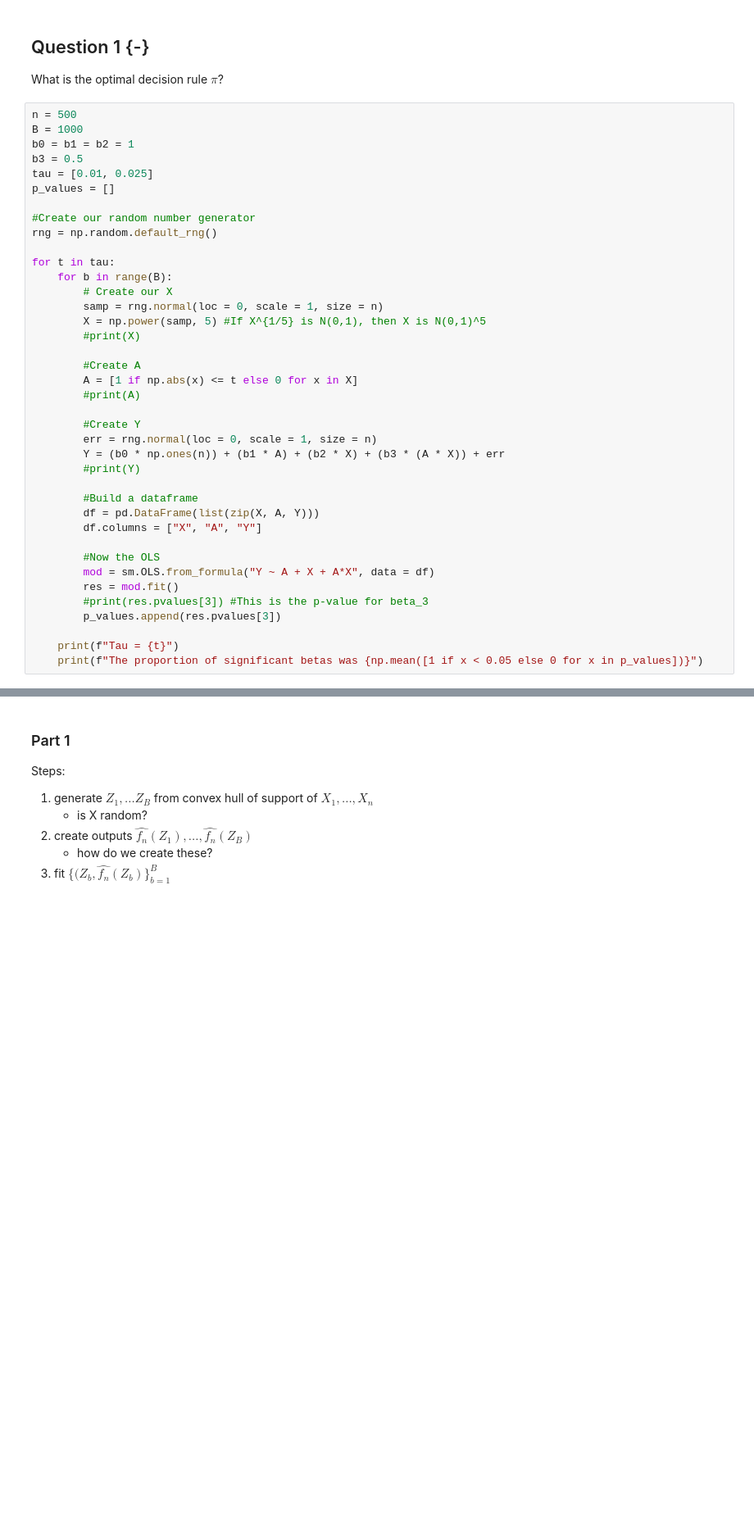
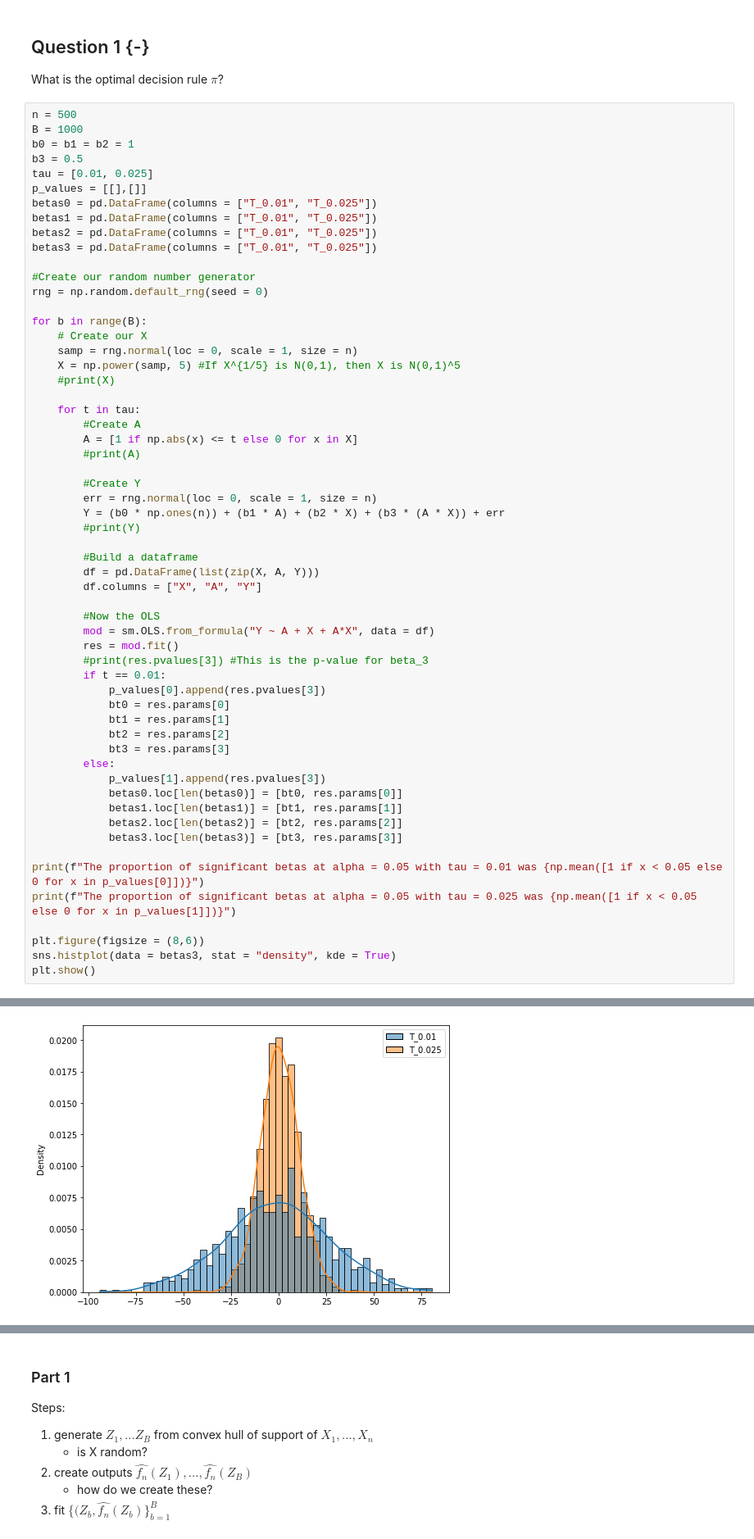
Before and after one commit to WillTirone/STA561, a Jupyter notebook: hw7/hw7.ipynb, the cells around one changed output, grey strips where cells are left out. Shown at 82% size. Cells and saved outputs as stored; diff of their text form; blank space fills up the shorter version.

```diff
--- a/hw7/hw7.ipynb
+++ b/hw7/hw7.ipynb
@@ -27,18 +29,22 @@ B = 1000
 b0 = b1 = b2 = 1
 b3 = 0.5
 tau = [0.01, 0.025]
-p_values = []
+p_values = [[],[]]
+betas0 = pd.DataFrame(columns = ["T_0.01", "T_0.025"])
+betas1 = pd.DataFrame(columns = ["T_0.01", "T_0.025"])
+betas2 = pd.DataFrame(columns = ["T_0.01", "T_0.025"])
+betas3 = pd.DataFrame(columns = ["T_0.01", "T_0.025"])
 
 #Create our random number generator
-rng = np.random.default_rng()
+rng = np.random.default_rng(seed = 0)
 
-for t in tau:
-    for b in range(B):
-        # Create our X
-        samp = rng.normal(loc = 0, scale = 1, size = n)
-        X = np.power(samp, 5) #If X^{1/5} is N(0,1), then X is N(0,1)^5
-        #print(X)
+for b in range(B):
+    # Create our X
+    samp = rng.normal(loc = 0, scale = 1, size = n)
+    X = np.power(samp, 5) #If X^{1/5} is N(0,1), then X is N(0,1)^5
+    #print(X)
 
+    for t in tau:
         #Create A
         A = [1 if np.abs(x) <= t else 0 for x in X]
         #print(A)
@@ -56,8 +62,23 @@ for t in tau:
         mod = sm.OLS.from_formula("Y ~ A + X + A*X", data = df)
         res = mod.fit()
         #print(res.pvalues[3]) #This is the p-value for beta_3
-        p_values.append(res.pvalues[3])
+        if t == 0.01:
+            p_values[0].append(res.pvalues[3])
+            bt0 = res.params[0]
+            bt1 = res.params[1]
+            bt2 = res.params[2]
+            bt3 = res.params[3]
+        else:
+            p_values[1].append(res.pvalues[3])
+            betas0.loc[len(betas0)] = [bt0, res.params[0]]
+            betas1.loc[len(betas1)] = [bt1, res.params[1]]
+            betas2.loc[len(betas2)] = [bt2, res.params[2]]
+            betas3.loc[len(betas3)] = [bt3, res.params[3]]
 
-    print(f"Tau = {t}")
-    print(f"The proportion of significant betas was {np.mean([1 if x < 0.05 else 0 for x in p_values])}")
+print(f"The proportion of significant betas at alpha = 0.05 with tau = 0.01 was {np.mean([1 if x < 0.05 else 0 for x in p_values[0]])}")
+print(f"The proportion of significant betas at alpha = 0.05 with tau = 0.025 was {np.mean([1 if x < 0.05 else 0 for x in p_values[1]])}")
+
+plt.figure(figsize = (8,6))
+sns.histplot(data = betas3, stat = "density", kde = True)
+plt.show()
 # %% [output]
@@ -67,0 +87 @@ The proportion of significant betas was 0.0445
+[figure, added]
```
Also changed, not shown: parts of 6 cells of this notebook.
